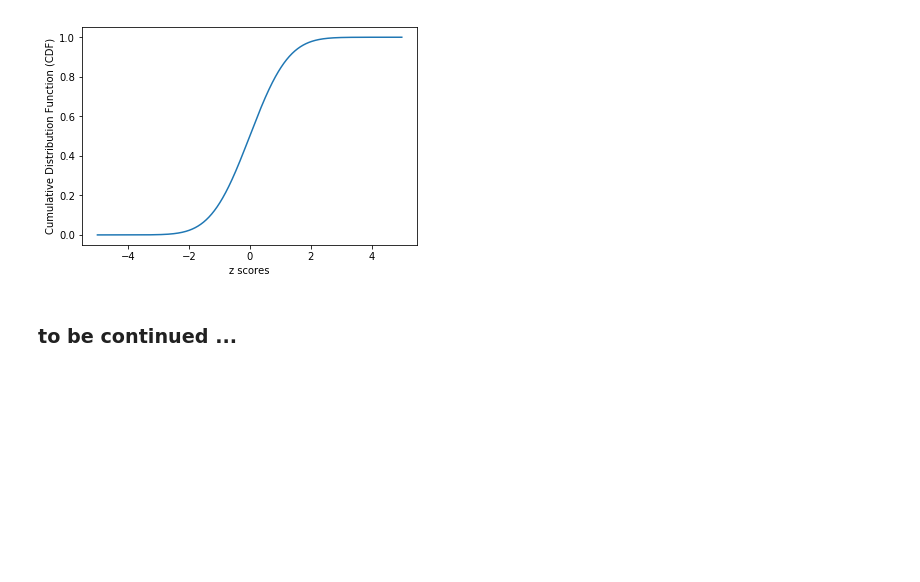
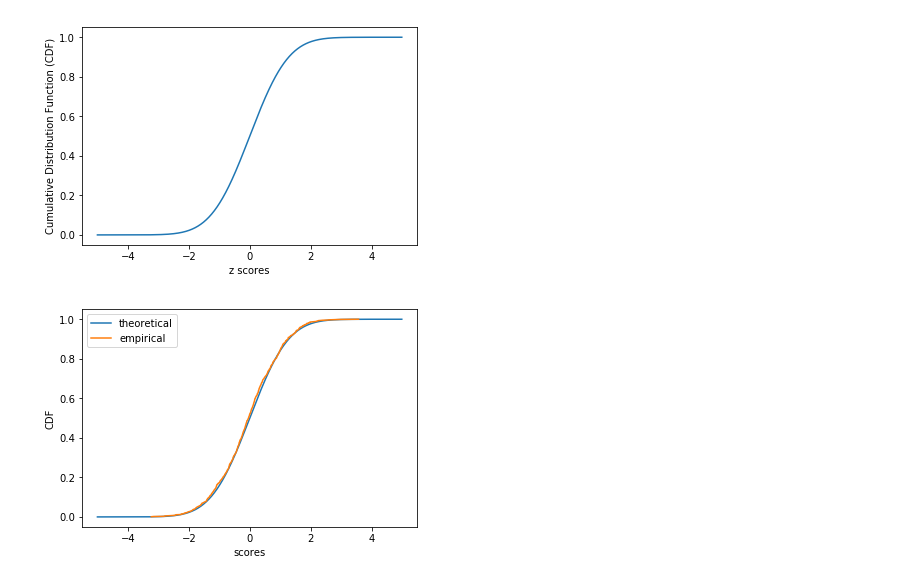
Before and after one commit to rasbt/data-science-tutorial, a Jupyter notebook: code/pdf_1.ipynb, the cells around one changed output. Cells and saved outputs as stored; diff of their text form; code cells hidden in the pictures; blank space fills up the shorter version.

```diff
--- a/code/pdf_1.ipynb
+++ b/code/pdf_1.ipynb
@@ -110,9 +123,7 @@ plt.show()
 # %% [output]
 [figure]
 # %%
-from scipy.stats import norm
-
-y = norm.cdf(x)
+y = stats.norm.cdf(x)
 
 plt.plot(x, y)
 plt.xlabel('z scores')
@@ -120,5 +131,24 @@ plt.ylabel('Cumulative Distribution Function (CDF)')
 plt.show()
 # %% [output]
 [figure]
-# %% [markdown]
-### to be continued ...
+# %%
+def empirical_cdf(sample):
+    x = np.sort(sample)
+    y = np.arange(1, x.shape[0] + 1) / x.shape[0]
+    return x, y
+
+
+sample_size = 1000
+
+rng = np.random.RandomState(123)
+sample = rng.normal(loc=0.0, scale=1.0, size=sample_size)
+
+sample_sorted, sample_cdf = empirical_cdf(sample)
+plt.plot(x, y, label='theoretical')
+plt.plot(sample_sorted, sample_cdf, label='empirical')
+plt.ylabel('CDF')
+plt.xlabel('scores')
+plt.legend()
+plt.show()
+# %% [output]
+[figure, added]
```
Also changed, not shown: parts of 18 cells of this notebook.
